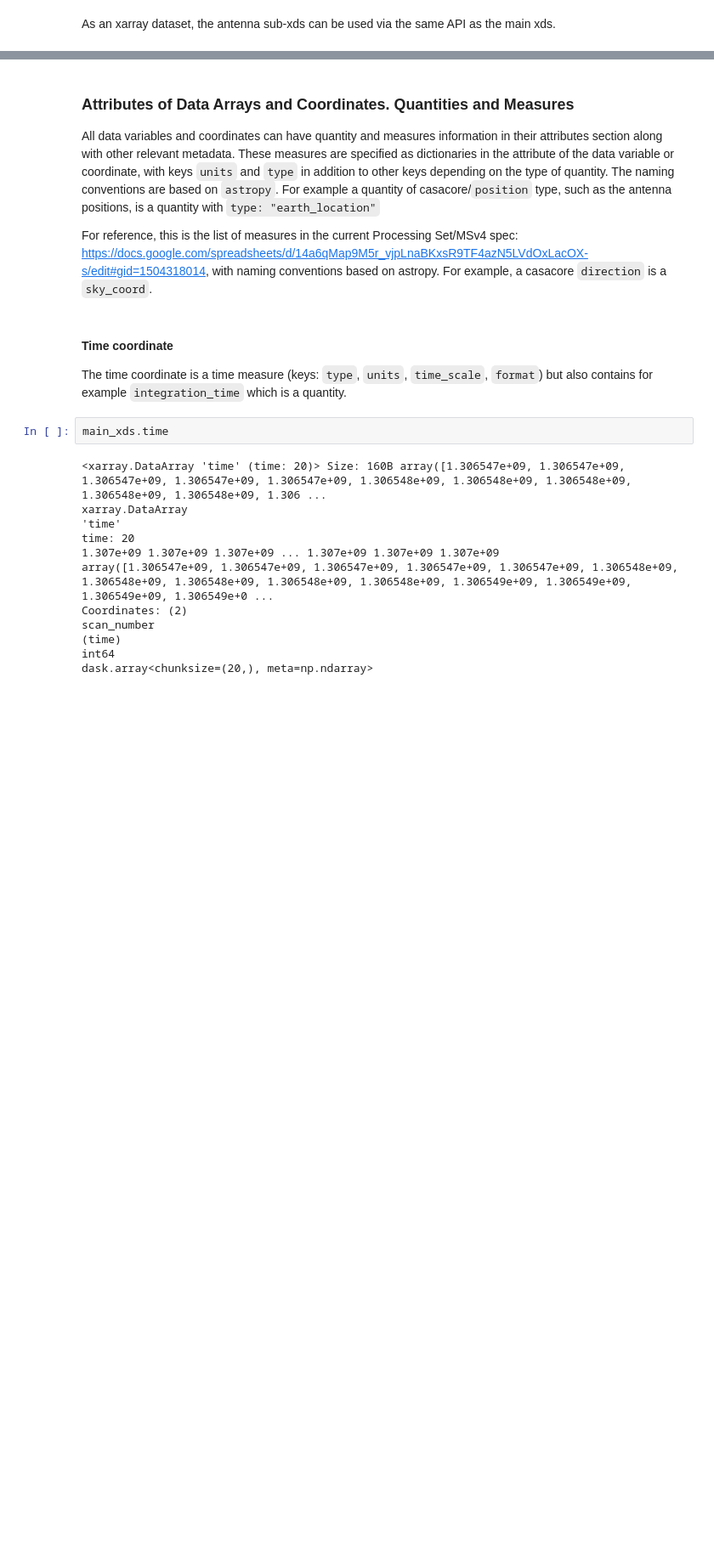
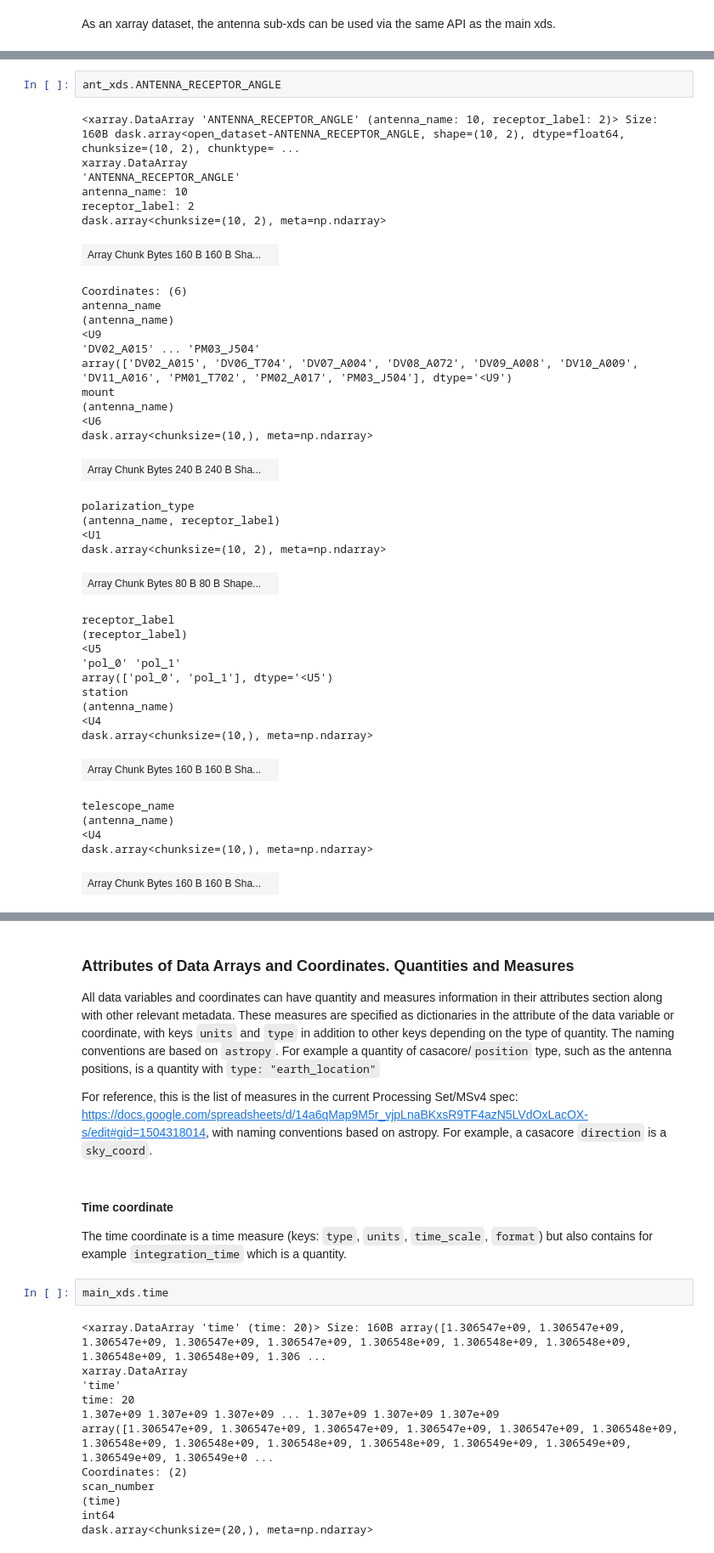
Before and after one commit to casangi/xradio, a Jupyter notebook: docs/source/correlated_data/tutorials/ps_vis_full_dataset.ipynb, the cells around one changed output, grey strips where cells are left out. Shown at 85% size. Cells and saved outputs as stored; diff of their text form; blank space fills up the shorter version.

```diff
--- a/docs/source/correlated_data/tutorials/ps_vis_full_dataset.ipynb
+++ b/docs/source/correlated_data/tutorials/ps_vis_full_dataset.ipynb
@@ -449,0 +493,41 @@ units :
+# %%
+ant_xds.ANTENNA_RECEPTOR_ANGLE
+# %% [output]
+<xarray.DataArray 'ANTENNA_RECEPTOR_ANGLE' (antenna_name: 10, receptor_label: 2)> Size: 160B dask.array<open_dataset-ANTENNA_RECEPTOR_ANGLE, shape=(10, 2), dtype=float64, chunksize=(10, 2), chunktype= ...
+xarray.DataArray
+'ANTENNA_RECEPTOR_ANGLE'
+antenna_name: 10
+receptor_label: 2
+dask.array<chunksize=(10, 2), meta=np.ndarray>
+| Array Chunk Bytes 160 B 160 B Sha... |  |
+Coordinates: (6)
+antenna_name
+(antenna_name)
+<U9
+'DV02_A015' ... 'PM03_J504'
+array(['DV02_A015', 'DV06_T704', 'DV07_A004', 'DV08_A072', 'DV09_A008', 'DV10_A009', 'DV11_A016', 'PM01_T702', 'PM02_A017', 'PM03_J504'], dtype='<U9')
+mount
+(antenna_name)
+<U6
+dask.array<chunksize=(10,), meta=np.ndarray>
+| Array Chunk Bytes 240 B 240 B Sha... |  |
+polarization_type
+(antenna_name, receptor_label)
+<U1
+dask.array<chunksize=(10, 2), meta=np.ndarray>
+| Array Chunk Bytes 80 B 80 B Shape... |  |
+receptor_label
+(receptor_label)
+<U5
+'pol_0' 'pol_1'
+array(['pol_0', 'pol_1'], dtype='<U5')
+station
+(antenna_name)
+<U4
+dask.array<chunksize=(10,), meta=np.ndarray>
+| Array Chunk Bytes 160 B 160 B Sha... |  |
+telescope_name
+(antenna_name)
+<U4
+dask.array<chunksize=(10,), meta=np.ndarray>
+| Array Chunk Bytes 160 B 160 B Sha... |  |
```
Also changed, not shown: parts of 13 cells of this notebook, 9 other files.
